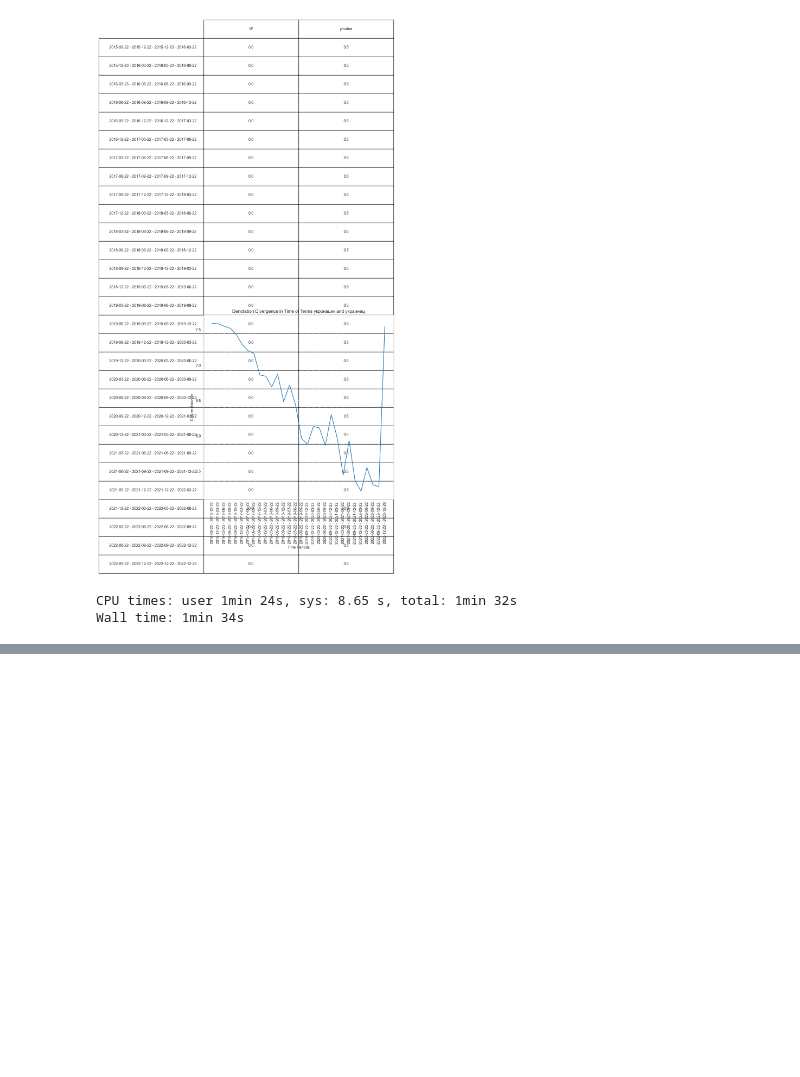
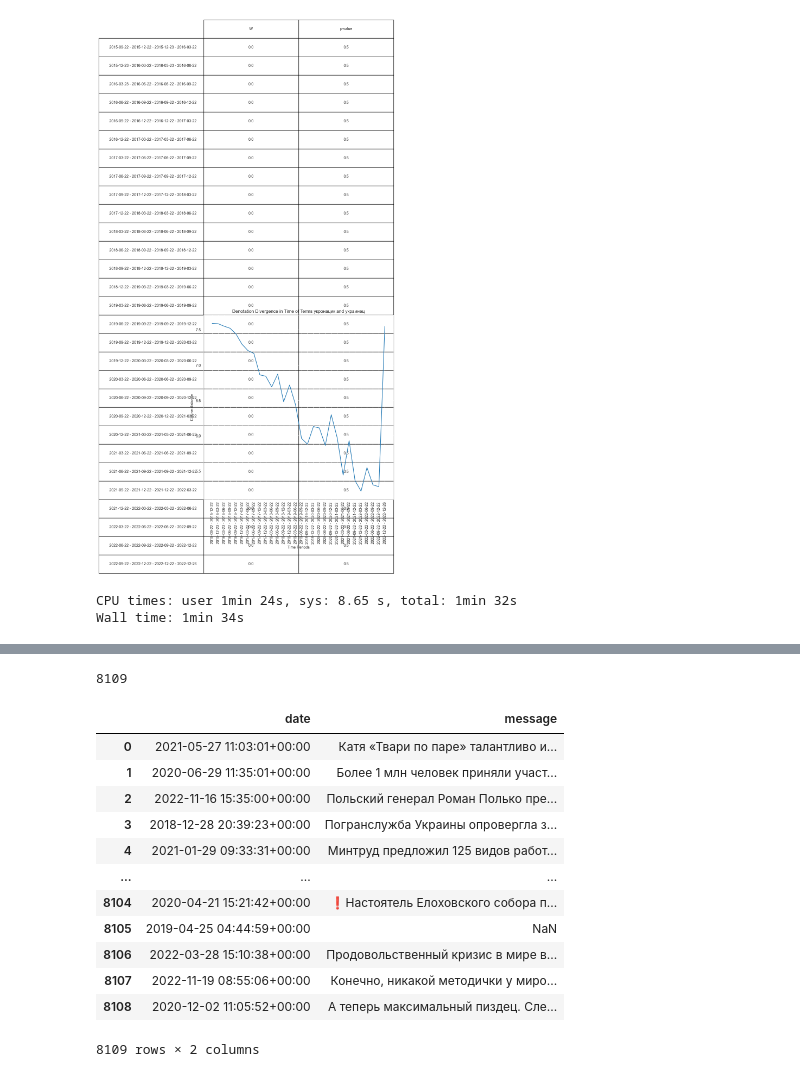
Before and after one commit to kateburovova/dehumanization, a Jupyter notebook: diachronic_analysis.ipynb, the cells around one changed output, grey strips where cells are left out. Saved outputs shown, nothing was run; the diff lists cells and outputs as text; code cells hidden in the pictures; blank space fills up the shorter version.

```diff
--- a/diachronic_analysis.ipynb
+++ b/diachronic_analysis.ipynb
@@ -615,0 +620,3 @@ Wall time: 1min 34s
+# %%
+%%time
+df_full = pd.read_csv('/Users/katerynaburovova/PycharmProjects/dehumanization/data/merged_dataset/df_channels.csv')
@@ -615,0 +626,7 @@ Wall time: 1min 34s
+# %%
+#sample 0.1% of posts
+df_sample_01_percent = df_full.sample(frac=0.001, random_state=42)
+# %%
+len(df_sample_01_percent)
+# %% [output]
+8109
@@ -615,0 +637,16 @@ Wall time: 1min 34s
+# %%
+df_sample_01_percent_clean
+# %% [output]
+|  | date | message |
+| 0 | 2021-05-27 11:03:01+00:00 | Катя «Твари по паре» талантливо и... |
+| 1 | 2020-06-29 11:35:01+00:00 | Более 1 млн человек приняли участ... |
+| 2 | 2022-11-16 15:35:00+00:00 | Польский генерал Роман Полько пре... |
+| 3 | 2018-12-28 20:39:23+00:00 | Погранслужба Украины опровергла з... |
+| 4 | 2021-01-29 09:33:31+00:00 | Минтруд предложил 125 видов работ... |
+| ... | ... | ... |
+| 8104 | 2020-04-21 15:21:42+00:00 | ❗️Настоятель Елоховского собора п... |
+| 8105 | 2019-04-25 04:44:59+00:00 | NaN |
+| 8106 | 2022-03-28 15:10:38+00:00 | Продовольственный кризис в мире в... |
+| 8107 | 2022-11-19 08:55:06+00:00 | Конечно, никакой методички у миро... |
+| 8108 | 2020-12-02 11:05:52+00:00 | А теперь максимальный пиздец. Сле... |
+8109 rows × 2 columns
```
Also changed, not shown: parts of 14 cells of this notebook.
